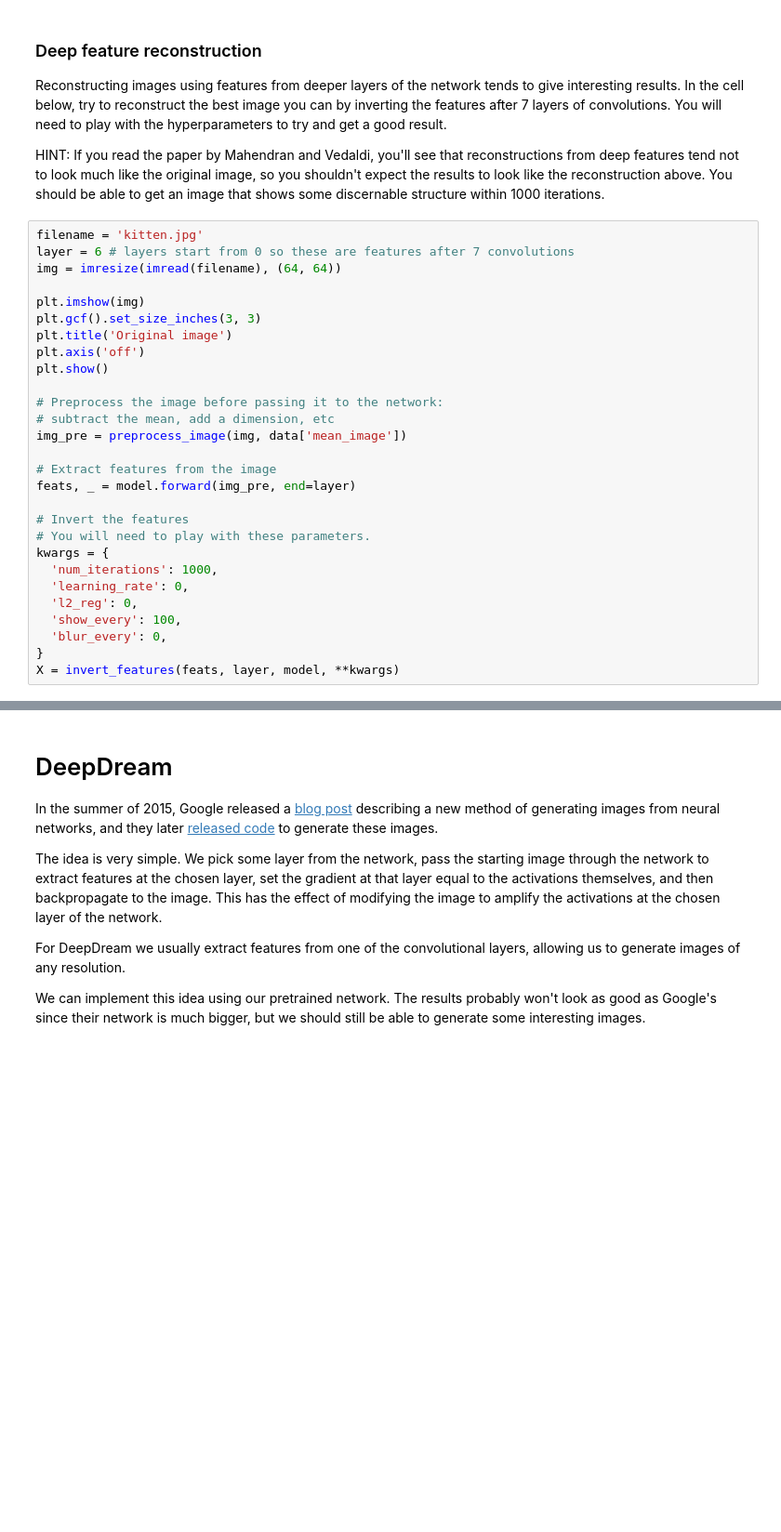
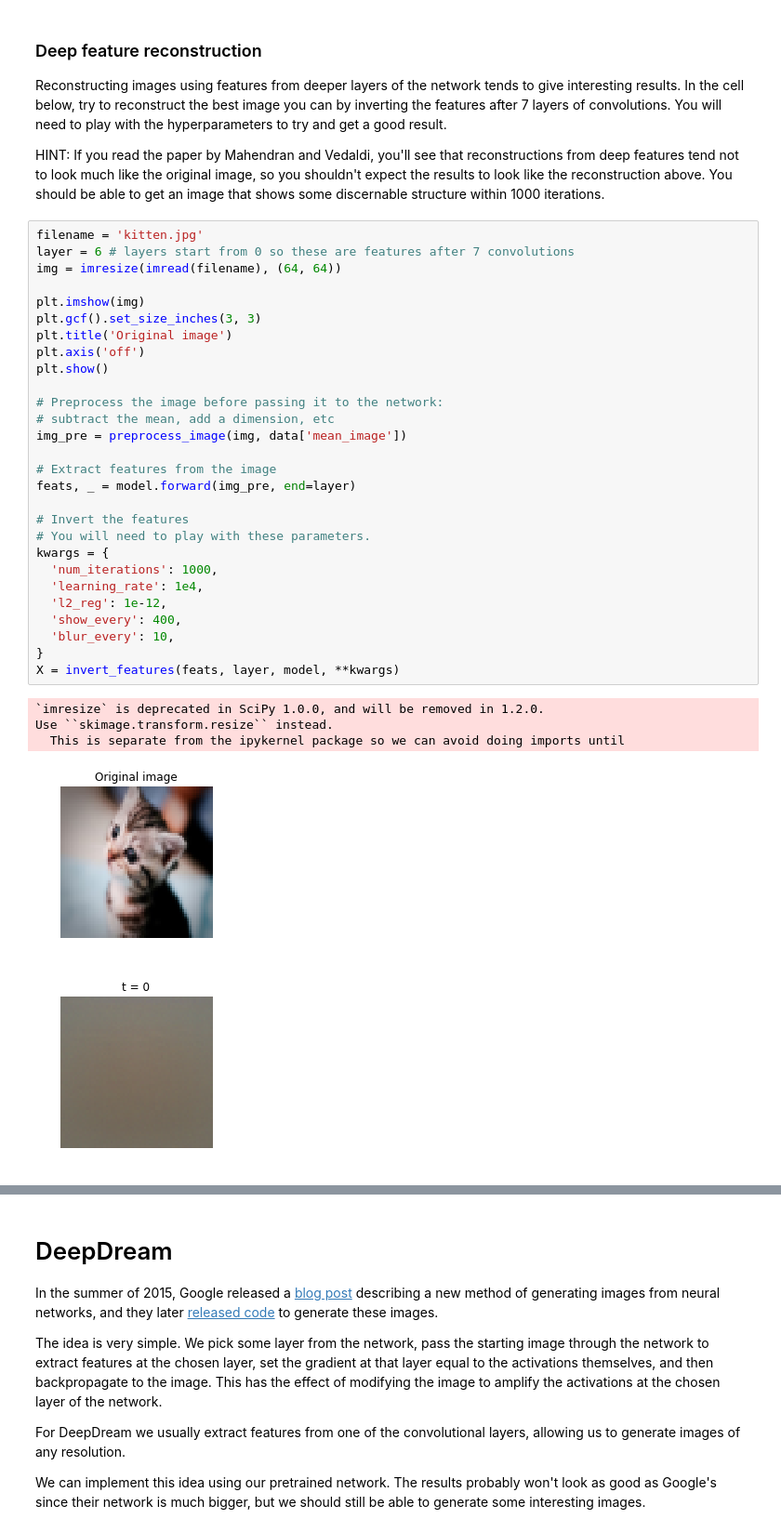
Before and after one commit to esvhd/cs231n, a Jupyter notebook: assignment3/ImageGeneration.ipynb, the cells around one changed output, grey strips where cells are left out. Shown at 93% size. Drawn from its saved outputs; the diff is of its cells as text; blank space fills up the shorter version.

```diff
--- a/assignment3/ImageGeneration.ipynb
+++ b/assignment3/ImageGeneration.ipynb
@@ -237,28 +276,34 @@ HINT: If you read the paper by Mahendran and Vedaldi, you'll see that reconstruc
 # %%
 filename = 'kitten.jpg'
 layer = 6 # layers start from 0 so these are features after 7 convolutions
 img = imresize(imread(filename), (64, 64))
 
 plt.imshow(img)
 plt.gcf().set_size_inches(3, 3)
 plt.title('Original image')
 plt.axis('off')
 plt.show()
 
 # Preprocess the image before passing it to the network:
 # subtract the mean, add a dimension, etc
 img_pre = preprocess_image(img, data['mean_image'])
 
 # Extract features from the image
 feats, _ = model.forward(img_pre, end=layer)
 
 # Invert the features
 # You will need to play with these parameters.
 kwargs = {
   'num_iterations': 1000,
-  'learning_rate': 0,
-  'l2_reg': 0,
-  'show_every': 100,
-  'blur_every': 0,
+  'learning_rate': 1e4,
+  'l2_reg': 1e-12,
+  'show_every': 400,
+  'blur_every': 10,
 }
 X = invert_features(feats, layer, model, **kwargs)
+# %% [output]
+`imresize` is deprecated in SciPy 1.0.0, and will be removed in 1.2.0.
+Use ``skimage.transform.resize`` instead.
+  This is separate from the ipykernel package so we can avoid doing imports until
+[figure, added]
+[figure, added]
```
Also changed, not shown: parts of 10 cells of this notebook, 3 other files.
